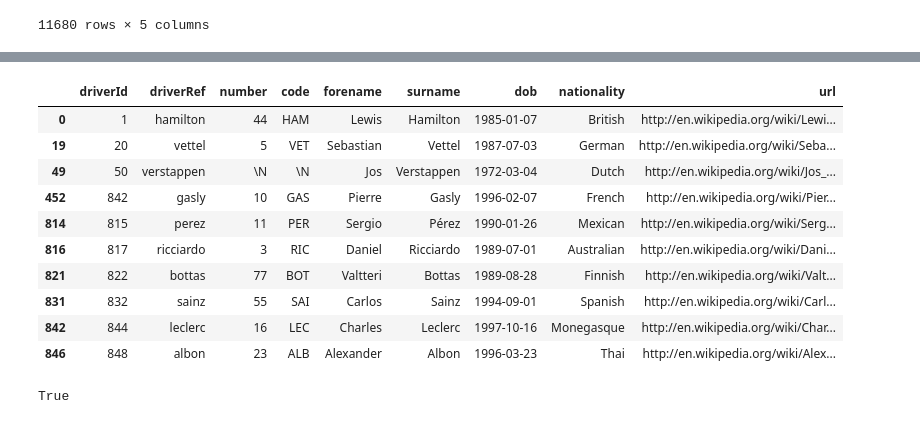
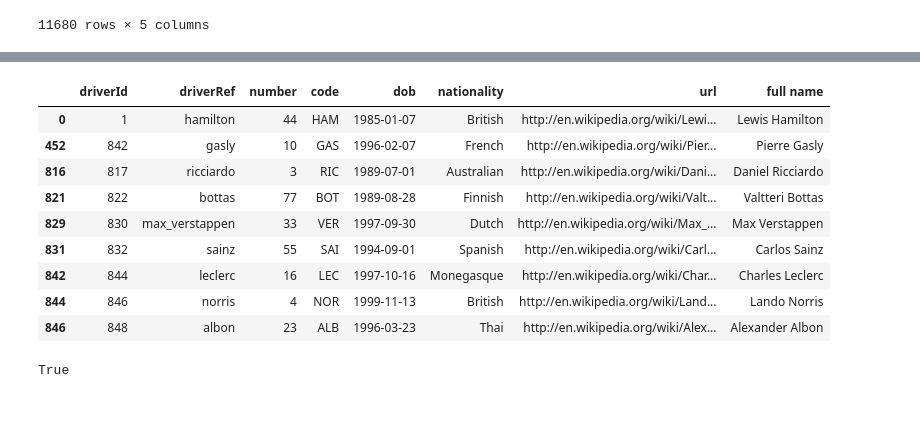
Before and after one commit to Vincent-glitch/ML-Project, a Jupyter notebook: notebooks/formula_etl.ipynb, the cells around one changed output, grey strips where cells are left out. Cells and saved outputs as stored; diff of their text form; code cells hidden in the pictures.

```diff
--- a/notebooks/formula_etl.ipynb
+++ b/notebooks/formula_etl.ipynb
@@ -145,17 +148,16 @@ top10_2019['driverId']
 846    848
 Name: driverId, dtype: int64
-# %%
-top10_2019
-# %% [output]
-|  | driverId | driverRef | number | code | forename | surname | dob | nationality | url |
-| 0 | 1 | hamilton | 44 | HAM | Lewis | Hamilton | 1985-01-07 | British | http://en.wikipedia.org/wiki/Lewi... |
-| 19 | 20 | vettel | 5 | VET | Sebastian | Vettel | 1987-07-03 | German | http://en.wikipedia.org/wiki/Seba... |
-| 49 | 50 | verstappen | \N | \N | Jos | Verstappen | 1972-03-04 | Dutch | http://en.wikipedia.org/wiki/Jos_... |
-| 452 | 842 | gasly | 10 | GAS | Pierre | Gasly | 1996-02-07 | French | http://en.wikipedia.org/wiki/Pier... |
-| 814 | 815 | perez | 11 | PER | Sergio | Pérez | 1990-01-26 | Mexican | http://en.wikipedia.org/wiki/Serg... |
-| 816 | 817 | ricciardo | 3 | RIC | Daniel | Ricciardo | 1989-07-01 | Australian | http://en.wikipedia.org/wiki/Dani... |
-| 821 | 822 | bottas | 77 | BOT | Valtteri | Bottas | 1989-08-28 | Finnish | http://en.wikipedia.org/wiki/Valt... |
-| 831 | 832 | sainz | 55 | SAI | Carlos | Sainz | 1994-09-01 | Spanish | http://en.wikipedia.org/wiki/Carl... |
-| 842 | 844 | leclerc | 16 | LEC | Charles | Leclerc | 1997-10-16 | Monegasque | http://en.wikipedia.org/wiki/Char... |
-| 846 | 848 | albon | 23 | ALB | Alexander | Albon | 1996-03-23 | Thai | http://en.wikipedia.org/wiki/Alex... |
+# %%
+rank_winners_2020
+# %% [output]
+|  | driverId | driverRef | number | code | dob | nationality | url | full name |
+| 0 | 1 | hamilton | 44 | HAM | 1985-01-07 | British | http://en.wikipedia.org/wiki/Lewi... | Lewis Hamilton |
+| 452 | 842 | gasly | 10 | GAS | 1996-02-07 | French | http://en.wikipedia.org/wiki/Pier... | Pierre Gasly |
+| 816 | 817 | ricciardo | 3 | RIC | 1989-07-01 | Australian | http://en.wikipedia.org/wiki/Dani... | Daniel Ricciardo |
+| 821 | 822 | bottas | 77 | BOT | 1989-08-28 | Finnish | http://en.wikipedia.org/wiki/Valt... | Valtteri Bottas |
+| 829 | 830 | max_verstappen | 33 | VER | 1997-09-30 | Dutch | http://en.wikipedia.org/wiki/Max_... | Max Verstappen |
+| 831 | 832 | sainz | 55 | SAI | 1994-09-01 | Spanish | http://en.wikipedia.org/wiki/Carl... | Carlos Sainz |
+| 842 | 844 | leclerc | 16 | LEC | 1997-10-16 | Monegasque | http://en.wikipedia.org/wiki/Char... | Charles Leclerc |
+| 844 | 846 | norris | 4 | NOR | 1999-11-13 | British | http://en.wikipedia.org/wiki/Land... | Lando Norris |
+| 846 | 848 | albon | 23 | ALB | 1996-03-23 | Thai | http://en.wikipedia.org/wiki/Alex... | Alexander Albon |
 # %%
```
Also changed, not shown: parts of 12 cells of this notebook, 4 other files.
